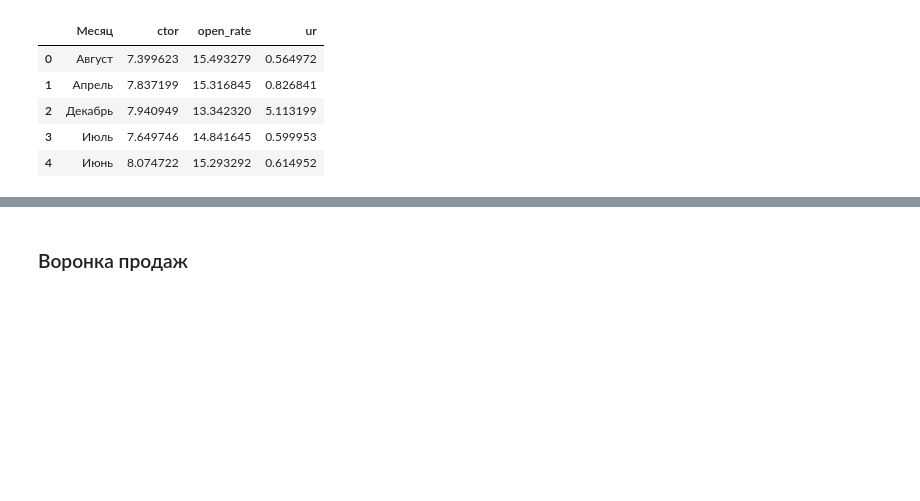
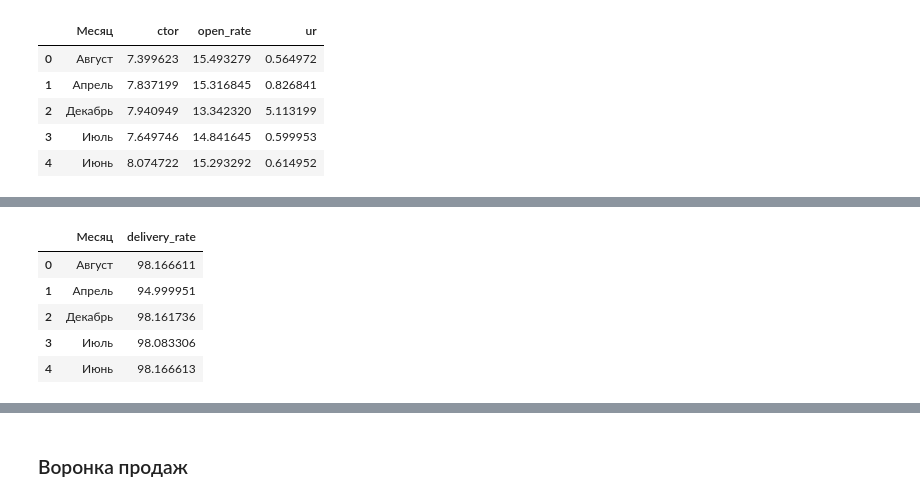
Before and after one commit to A-Goncharov93/mailfit, a Jupyter notebook: mailfit_test.ipynb, the cells around one changed output, grey strips where cells are left out. Cells and saved outputs as stored; diff of their text form; code cells hidden in the pictures; blank space fills up the shorter version.

```diff
--- a/mailfit_test.ipynb
+++ b/mailfit_test.ipynb
@@ -246,0 +246,13 @@ fig.show()
+# %%
+dynamics_dr = df.pivot_table(index='Месяц', values=['delivery_rate'], aggfunc='mean')
+
+dynamics_dr = dynamics_dr.reset_index()
+
+dynamics_dr.head()
+# %% [output]
+|  | Месяц | delivery_rate |
+| 0 | Август | 98.166611 |
+| 1 | Апрель | 94.999951 |
+| 2 | Декабрь | 98.161736 |
+| 3 | Июль | 98.083306 |
+| 4 | Июнь | 98.166613 |
```
Also changed, not shown: parts of 7 cells of this notebook.
